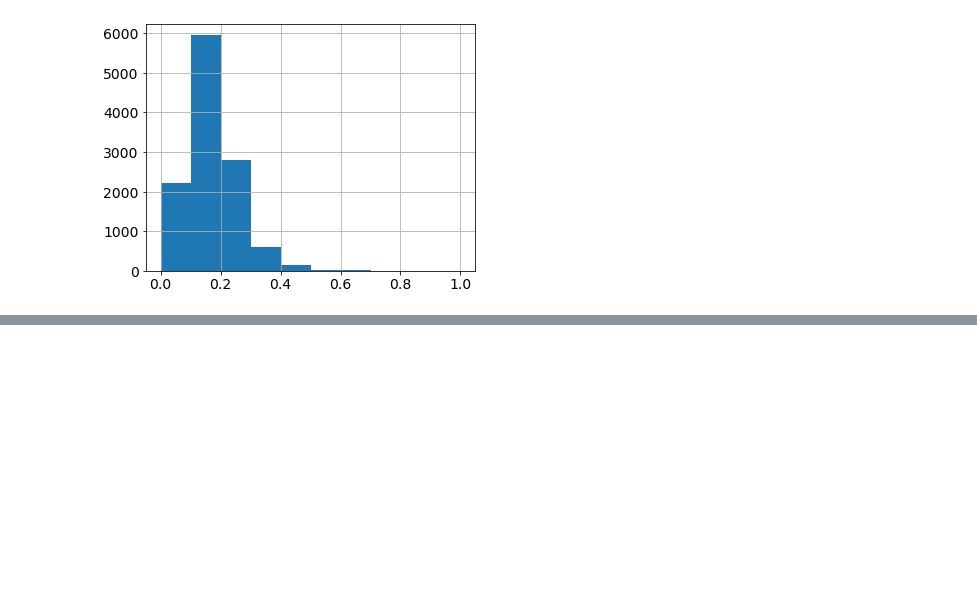
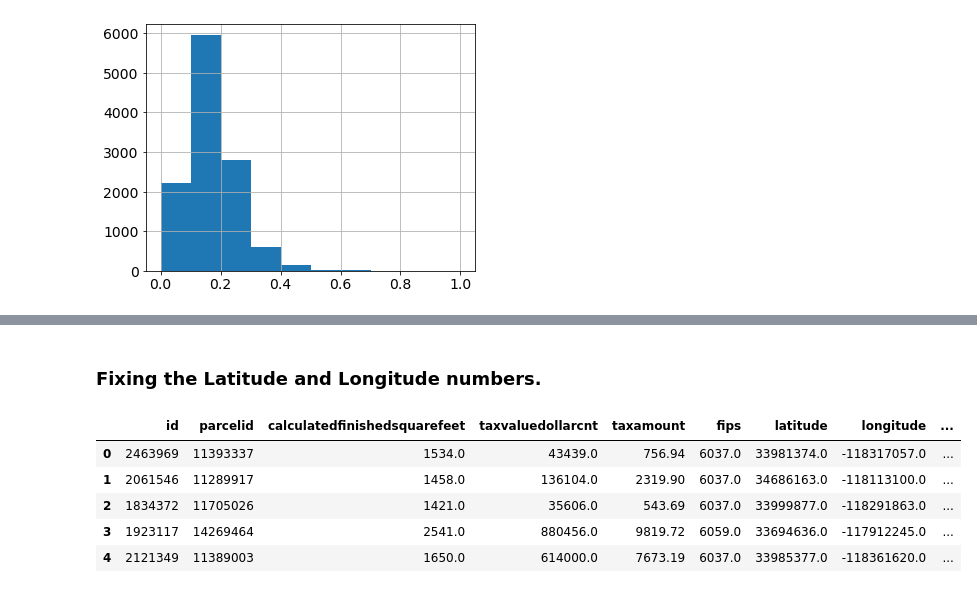
Before and after one commit to AAranda10/regression_project, a Jupyter notebook: explore.ipynb, the cells around one changed output, grey strips where cells are left out. Cells and saved outputs as stored; diff of their text form; code cells hidden in the pictures; blank space fills up the shorter version.

```diff
--- a/explore.ipynb
+++ b/explore.ipynb
@@ -266,0 +345,15 @@ plot_categorical_and_continuous_vars(X_train, 'bedroomcnt', 'tax')
+# %% [markdown]
+### Fixing the Latitude and Longitude numbers.
+# %%
+# Run this cell to move the decimal point over for the latitude and longitude numbers. Otherwise, those columns are useless.
+
+tax_df['lat_cor'] = tax_df.latitude / 1000000
+tax_df['long_cor'] = tax_df.longitude / 1000000
+tax_df.head()
+# %% [output]
+|  | id | parcelid | calculatedfinishedsquarefeet | taxvaluedollarcnt | taxamount | fips | latitude | longitude | ... |
+| 0 | 2463969 | 11393337 | 1534.0 | 43439.0 | 756.94 | 6037.0 | 33981374.0 | -118317057.0 | ... |
+| 1 | 2061546 | 11289917 | 1458.0 | 136104.0 | 2319.90 | 6037.0 | 34686163.0 | -118113100.0 | ... |
+| 2 | 1834372 | 11705026 | 1421.0 | 35606.0 | 543.69 | 6037.0 | 33999877.0 | -118291863.0 | ... |
+| 3 | 1923117 | 14269464 | 2541.0 | 880456.0 | 9819.72 | 6059.0 | 33694636.0 | -117912245.0 | ... |
+| 4 | 2121349 | 11389003 | 1650.0 | 614000.0 | 7673.19 | 6037.0 | 33985377.0 | -118361620.0 | ... |
```
Also changed, not shown: parts of 14 cells of this notebook, 1 other file.
